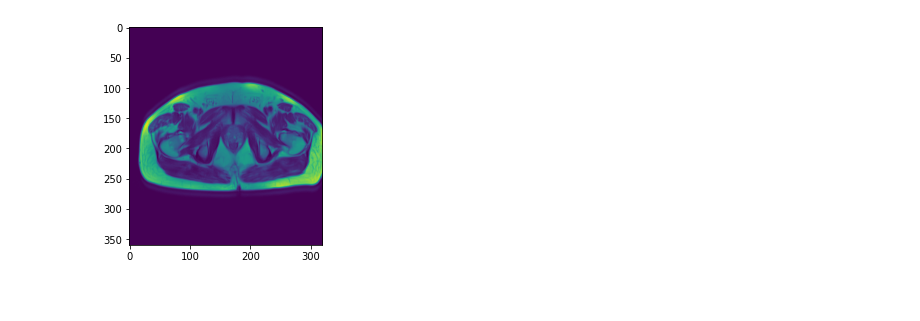
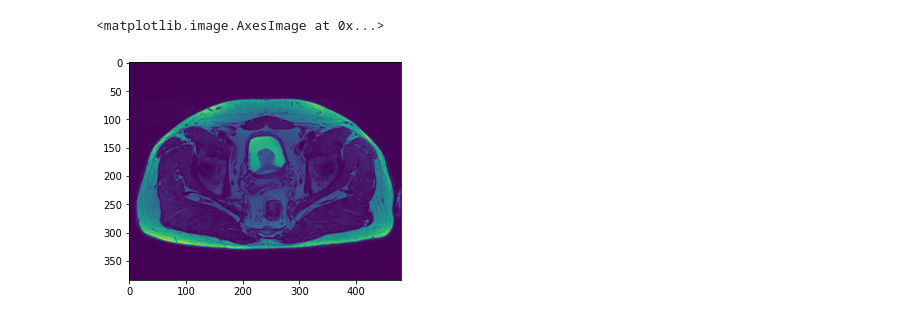
Before and after one commit to mpierangeli/PEFI-Prostate_Cancer_MRI, a Jupyter notebook: pruee.ipynb, the cells around one changed output. Saved outputs shown, nothing was run; the diff lists cells and outputs as text; code cells hidden in the pictures.

```diff
--- a/pruee.ipynb
+++ b/pruee.ipynb
@@ -10,9 +12,9 @@ import cv2
 # %%
-filepath = easygui.fileopenbox("Seleccione la imagen a reportar","MENU")
+filepath = "PROSTATA_1.MR.0002.0013.2021.12.22.13.14.21.169473.39486806.IMA"
 full_dicom = pydicom.dcmread(filepath)
 img = full_dicom.pixel_array
 img = (img/img.max())*255
 plt.imshow(img)
-ima_r = cv2.resize(img,(675,int(675)))
 # %% [output]
+<matplotlib.image.AxesImage at 0x...>
-[figure, old version]
+[figure, new version]
```
Also changed, not shown: parts of 6 cells of this notebook, 2 other files.
